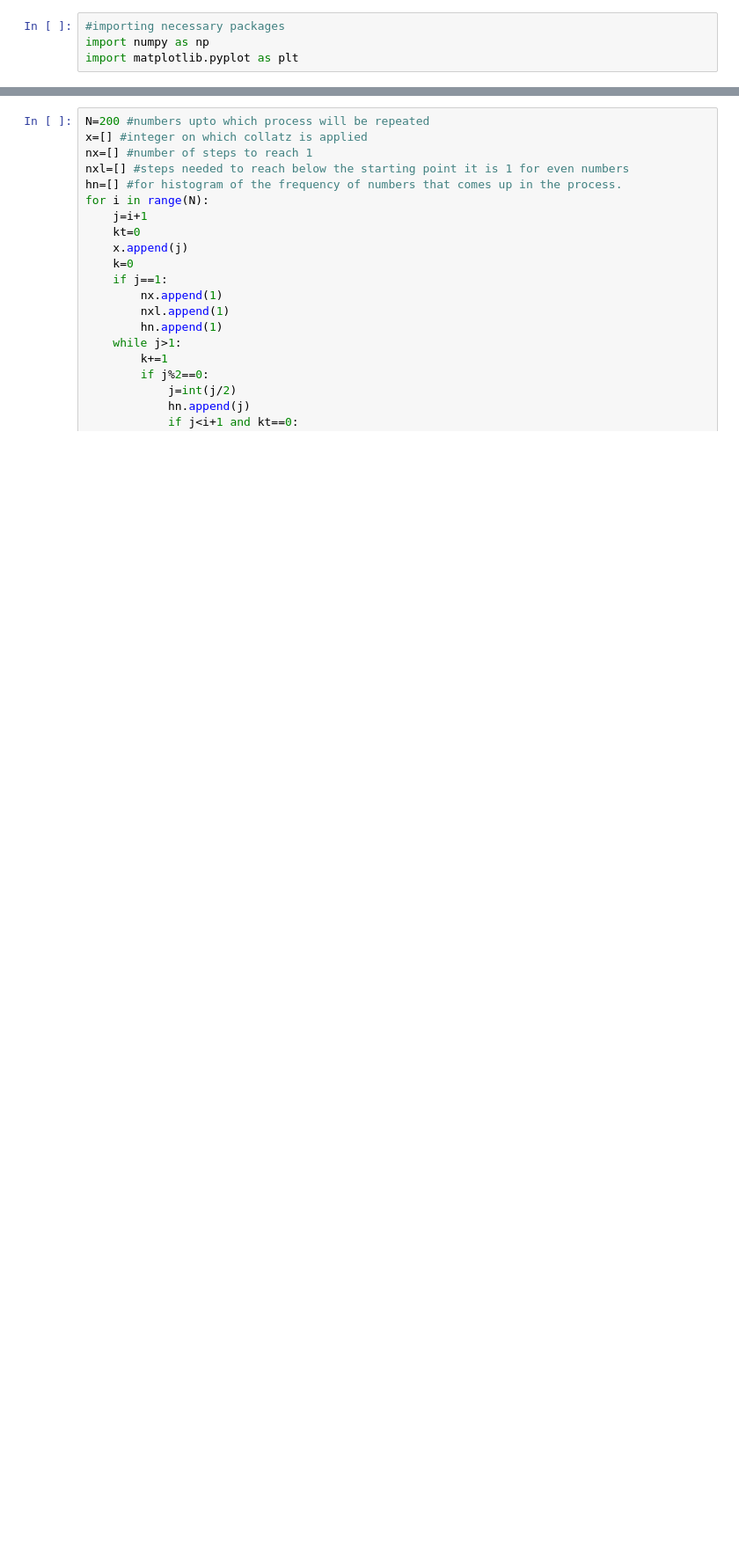
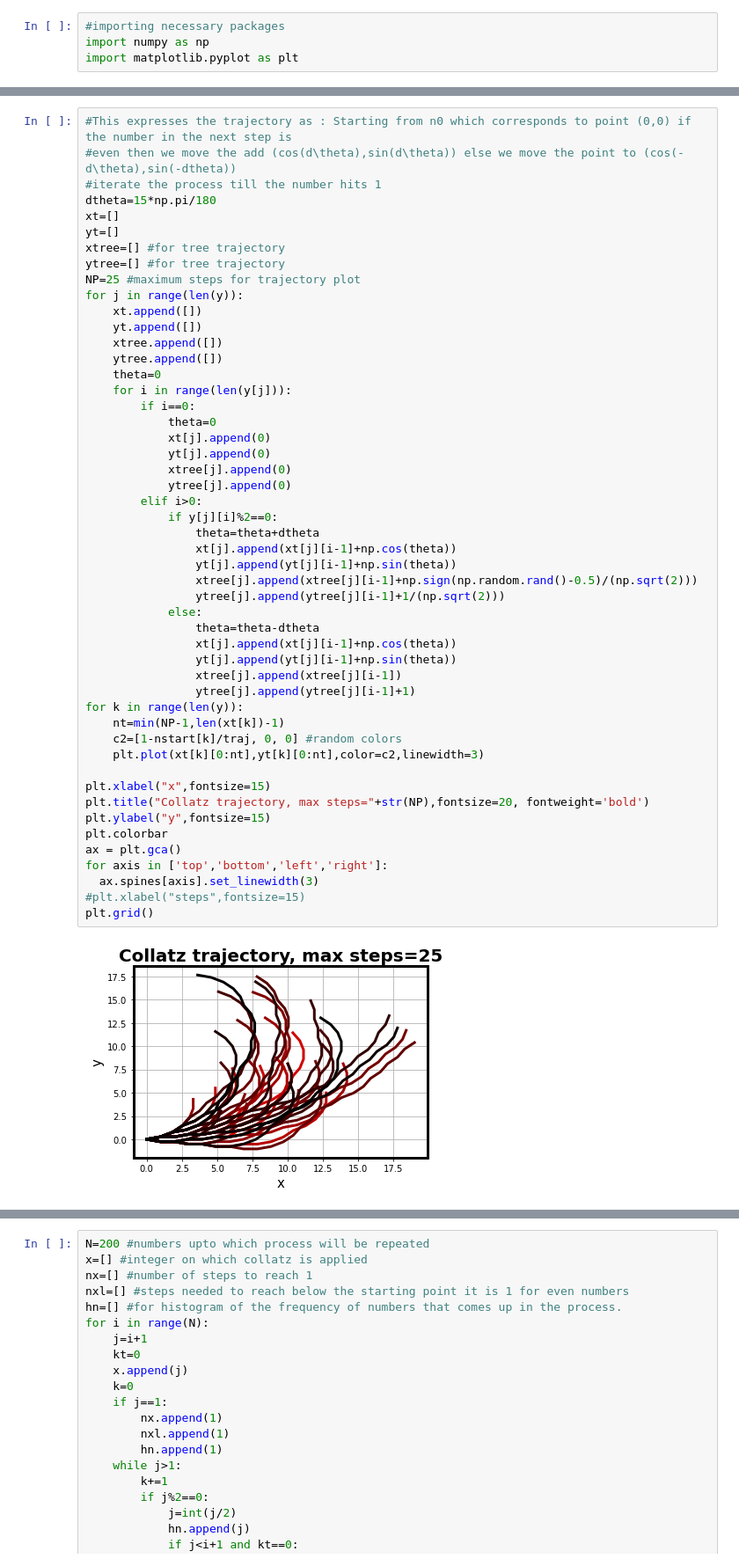
Before and after one commit to souticksaha21/Python_codes, a Jupyter notebook: Collatz_conjecture.ipynb, the cells around one changed output, grey strips where cells are left out. Shown: that part at 88% size. Drawn from its saved outputs; the diff is of its cells as text; blank space fills up the shorter version.

```diff
--- a/Collatz_conjecture.ipynb
+++ b/Collatz_conjecture.ipynb
@@ -13,0 +90,52 @@ import matplotlib.pyplot as plt
+# %%
+#This expresses the trajectory as : Starting from n0 which corresponds to point (0,0) if the number in the next step is
+#even then we move the add (cos(d\theta),sin(d\theta)) else we move the point to (cos(-d\theta),sin(-dtheta))
+#iterate the process till the number hits 1
+dtheta=15*np.pi/180
+xt=[]
+yt=[]
+xtree=[] #for tree trajectory
+ytree=[] #for tree trajectory
+NP=25 #maximum steps for trajectory plot
+for j in range(len(y)):
+    xt.append([])
+    yt.append([])
+    xtree.append([])
+    ytree.append([])
+    theta=0
+    for i in range(len(y[j])):
+        if i==0:
+            theta=0
+            xt[j].append(0)
+            yt[j].append(0)
+            xtree[j].append(0)
+            ytree[j].append(0)
+        elif i>0:
+            if y[j][i]%2==0:
+                theta=theta+dtheta
+                xt[j].append(xt[j][i-1]+np.cos(theta))
+                yt[j].append(yt[j][i-1]+np.sin(theta))
+                xtree[j].append(xtree[j][i-1]+np.sign(np.random.rand()-0.5)/(np.sqrt(2)))
+                ytree[j].append(ytree[j][i-1]+1/(np.sqrt(2)))
+            else:
+                theta=theta-dtheta
+                xt[j].append(xt[j][i-1]+np.cos(theta))
+                yt[j].append(yt[j][i-1]+np.sin(theta))
+                xtree[j].append(xtree[j][i-1])
+                ytree[j].append(ytree[j][i-1]+1)
+for k in range(len(y)):
+    nt=min(NP-1,len(xt[k])-1)
+    c2=[1-nstart[k]/traj, 0, 0] #random colors
+    plt.plot(xt[k][0:nt],yt[k][0:nt],color=c2,linewidth=3)
+
+plt.xlabel("x",fontsize=15)
+plt.title("Collatz trajectory, max steps="+str(NP),fontsize=20, fontweight='bold')
+plt.ylabel("y",fontsize=15)
+plt.colorbar
+ax = plt.gca()
+for axis in ['top','bottom','left','right']:
+  ax.spines[axis].set_linewidth(3)
+#plt.xlabel("steps",fontsize=15)
+plt.grid()
+# %% [output]
+[figure, added]
```
Also changed, not shown: parts of 9 cells of this notebook, 7 other files.
